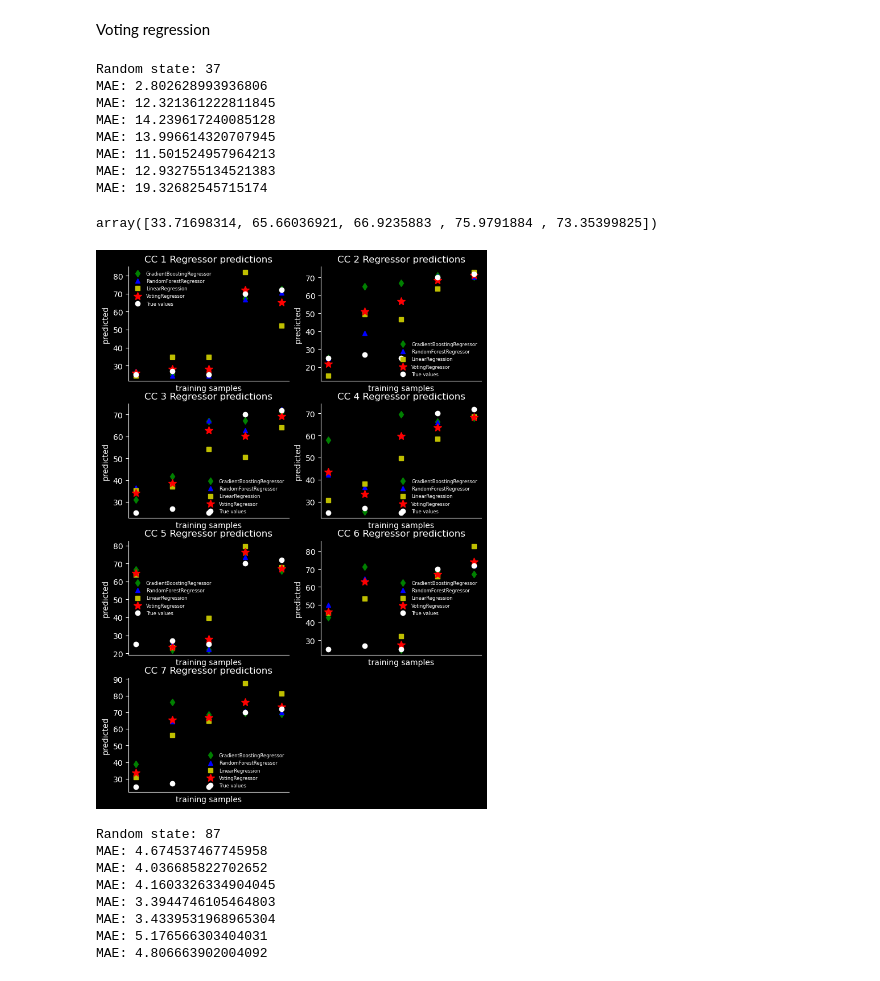
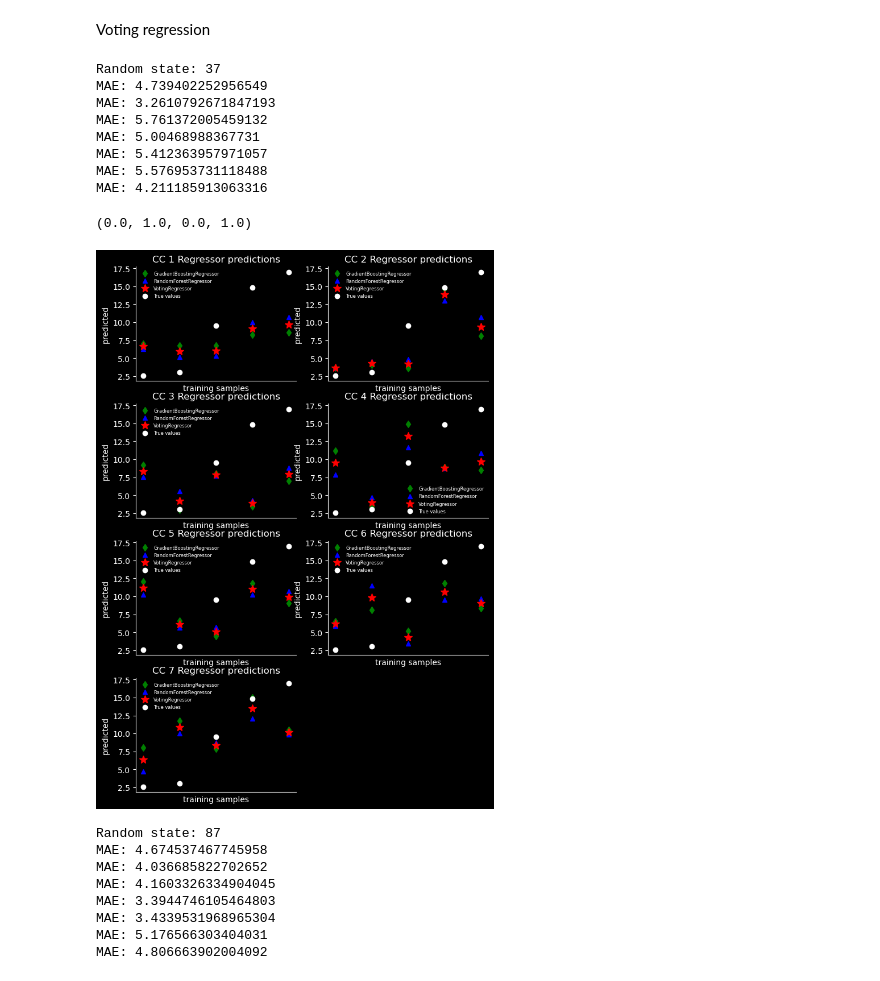
Before and after one commit to nicolascatz/CRPN_DTI_AGING_DPAKNC, a Jupyter notebook: scripts/DTI_Aging_FeatSelect_251209_NC.ipynb, the cells around one changed output. Saved outputs shown, nothing was run; the diff lists cells and outputs as text; code cells hidden in the pictures.

```diff
--- a/scripts/DTI_Aging_FeatSelect_251209_NC.ipynb
+++ b/scripts/DTI_Aging_FeatSelect_251209_NC.ipynb
@@ -368,7 +368,7 @@ from sklearn.metrics import mean_squared_error, r2_score, mean_absolute_error
 
 
 select_feature=best_features_all_ridge
-y=age       # Features (independent variable)
+y=jnd       # Features (independent variable)
 
 figure, axs = plt.subplots(nrows=4, ncols=2, figsize=(8, 12)
                            )
@@ -392,44 +392,44 @@ for cc in range(0,7):
 
 
     reg1.fit(X_train_scaled, y_train)
     reg2.fit(X_train_scaled, y_train)
     reg3.fit(X_train_scaled, y_train)
 
-    ereg = VotingRegressor([("gb", reg1), ("rf", reg2), ("lr", reg3)])
+    ereg = VotingRegressor([("gb", reg1), ("rf", reg2)]) #, ("lr", reg3)])
     ereg.fit(X_train_scaled, y_train)
 
 
     pred1 = reg1.predict(X_test_scaled)
     pred2 = reg2.predict(X_test_scaled)
     pred3 = reg3.predict(X_test_scaled)
     pred4 = ereg.predict(X_test_scaled)
     # print("r2_score:", r2_score(y_test, pred4))
     print("MAE:", mean_absolute_error(y_test, pred4))
     axs[cc].plot(pred1, "gd", label="GradientBoostingRegressor")
     axs[cc].plot(pred2, "b^", label="RandomForestRegressor")
-    axs[cc].plot(pred3, "ys", label="LinearRegression")
+    # axs[cc].plot(pred3, "ys", label="LinearRegression")
     axs[cc].plot(pred4, "r*", ms=10, label="VotingRegressor")
     axs[cc].plot(y_test, "wo", label="True values")
     axs[cc].tick_params(axis="x", which="both", bottom=False, top=False, labelbottom=False)
     axs[cc].set_ylabel("predicted")
     axs[cc].set_xlabel("training samples")
     axs[cc].legend(loc="best", fontsize=6, frameon=False)
     axs[cc].set_title(f"CC {cc+1} Regressor predictions")
     axs[cc].spines['top'].set_visible(False)
     axs[cc].spines['right'].set_visible(False)
 
 axs[7].axis('off')
 # %% [output]
 Random state: 37
-MAE: 2.802628993936806
-MAE: 12.321361222811845
-MAE: 14.239617240085128
-MAE: 13.996614320707945
-MAE: 11.501524957964213
-MAE: 12.932755134521383
-MAE: 19.32682545715174
+MAE: 4.739402252956549
+MAE: 3.2610792671847193
+MAE: 5.761372005459132
+MAE: 5.00468988367731
+MAE: 5.412363957971057
+MAE: 5.576953731118488
+MAE: 4.211185913063316
-array([33.71698314, 65.66036921, 66.9235883 , 75.9791884 , 73.35399825])
+(0.0, 1.0, 0.0, 1.0)
-[figure, old version]
+[figure, new version]
 # %%
 import matplotlib.pyplot as plt
 from sklearn.model_selection import train_test_split
```
